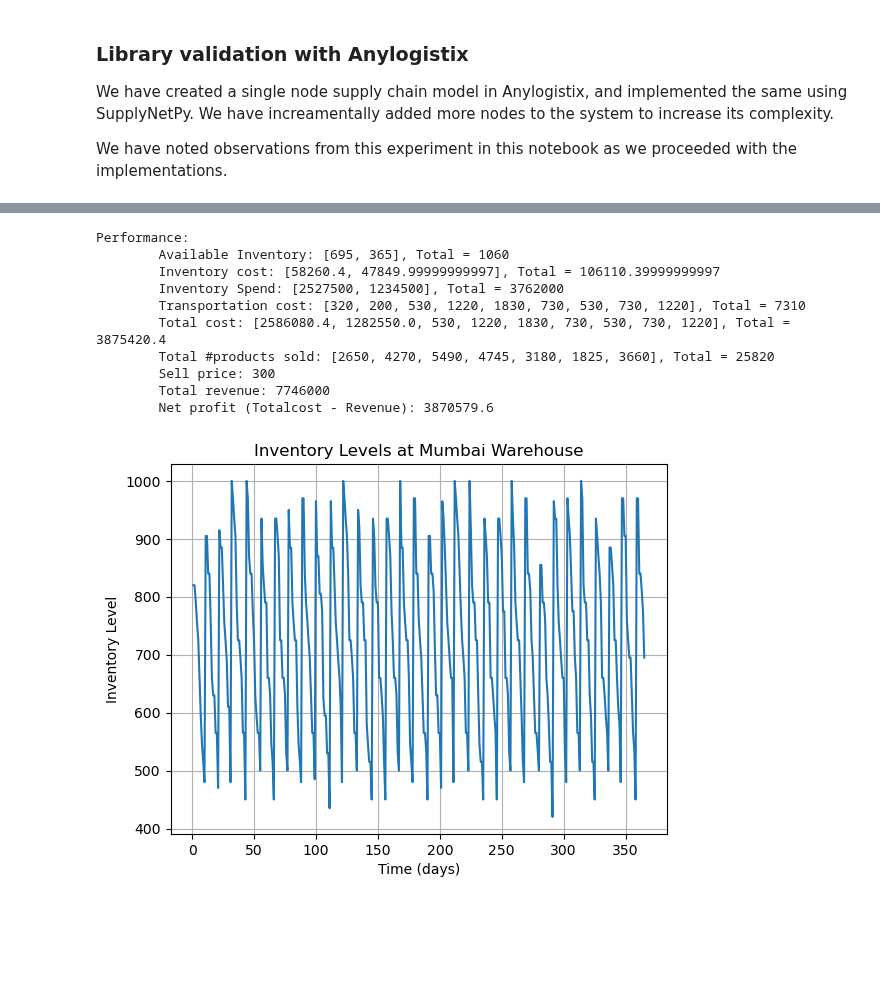
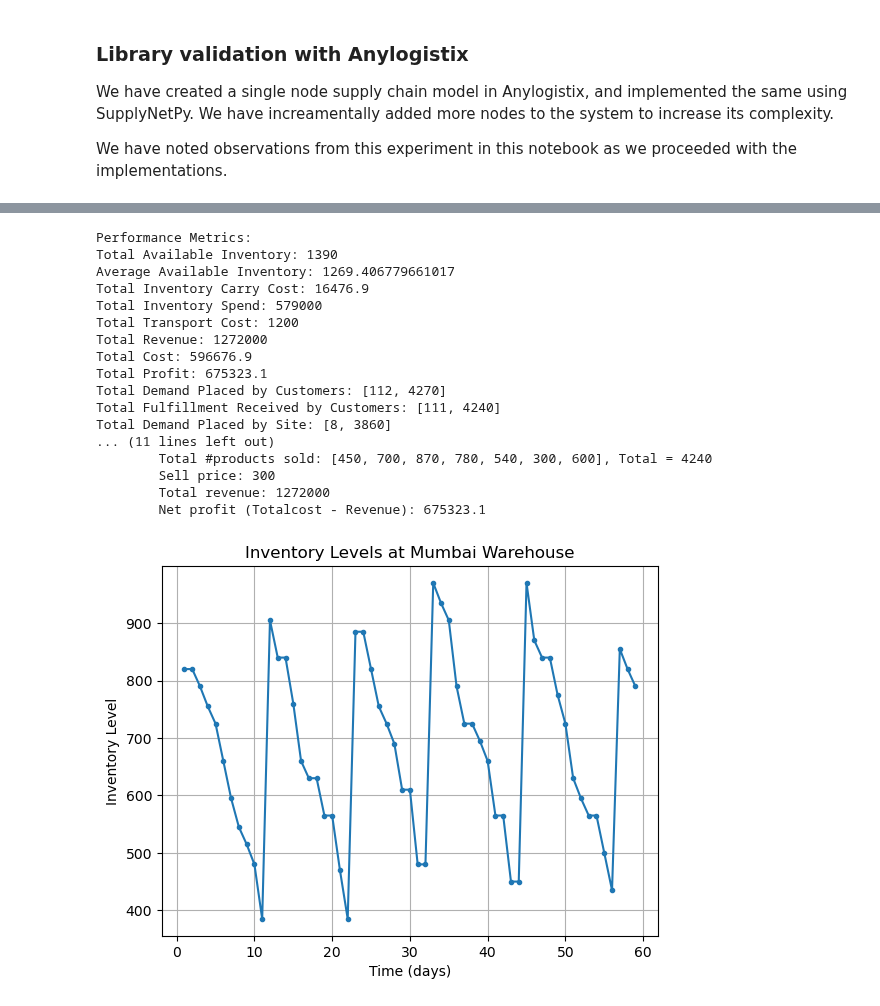
Before and after one commit to SupplyChainSimulation/SupplyNetPy, a Jupyter notebook: examples/ex14_anylogistix_simple.ipynb, the cells around one changed output, grey strips where cells are left out. Drawn from its saved outputs; the diff is of its cells as text; code cells hidden in the pictures; blank space fills up the shorter version.

```diff
--- a/examples/ex14_anylogistix_simple.ipynb
+++ b/examples/ex14_anylogistix_simple.ipynb
@@ -13,3 +13,22 @@ import sys, os
 sys.path.insert(1, '../src/SupplyNetPy/Components/')
 import core as scm
 import utilities as scm
+
+def print_performance_metrics(supplychainnet):
+    print("Performance Metrics:")
+    print("Total Available Inventory:", supplychainnet["total_available_inv"])
+    print("Average Available Inventory:", supplychainnet["avg_available_inv"])
+    print("Total Inventory Carry Cost:", supplychainnet["total_inv_carry_cost"])
+    print("Total Inventory Spend:", supplychainnet["total_inv_spend"])
+    print("Total Transport Cost:", supplychainnet["total_transport_cost"])
+    print("Total Revenue:", supplychainnet["total_revenue"])
+    print("Total Cost:", supplychainnet["total_cost"])
+    print("Total Profit:", supplychainnet["total_profit"])
+    print("Total Demand Placed by Customers:", supplychainnet["total_demand_placed_by_customers"])
+    print("Total Fulfillment Received by Customers:", supplychainnet["total_fulfillment_received_by_customers"])
+    print("Total Demand Placed by Site:", supplychainnet["total_demand_placed_by_site"])
+    print("Total Fulfillment Received by Site:", supplychainnet["total_fulfillment_received_by_site"])
+    print("Total Demand Placed:", supplychainnet["total_demand_placed"])
+    print("Total Fulfillment Received:", supplychainnet["total_fulfillment_received"])
+    print("Average Cost per Order:", supplychainnet["avg_cost_per_order"])
+    print("Average Cost per Item:", supplychainnet["avg_cost_per_item"])
@@ -51,11 +34,0 @@ INFO sim_trace - 59.9990:D1: Inventory levels:500
-# %%
-import numpy as np
-import matplotlib.pyplot as plt
-
-print("available inv = ",distributor.inventory.inventory.level)
-print("inventory cost = ",distributor.inventory_cost)
-print("inv spend = ",sum([x[1] for x in distributor.inventory.inventory_spend]))
-inv_levels = np.array(distributor.inventory.instantaneous_levels)
-transport_costs = np.array(distributor.transportation_cost)
-plt.plot(inv_levels[:,0], inv_levels[:,1], label='Inventory Level at D1', marker='.', color='blue')
-print("transport costs = ", sum(transport_costs[:,1]), sum([x[1] for x in demand1.transportation_cost]), sum([x[1] for x in demand2.transportation_cost]))
@@ -166,7 +131,10 @@ INFO sim_trace - 364.9990:D1:shipment in transit from supplier:Supplier.
 # %%
-
-nodes = [distributor, distributor2]
+nodes = [supplier, distributor, distributor2]
+links =  [link, link2]
 demands = [demand1, demand2, demand3, demand4, demand5, demand6, demand7]
+supplychainnet = scm.create_sc_net(nodes, links, demands)
+supplychainnet = scm.simulate_sc_net(supplychainnet, sim_time=365)
+print_performance_metrics(supplychainnet)
 
 available_inventory = []
 inventory_costs = []
@@ -184,41 +152,51 @@ for node in nodes:
 
 for demand in demands:
     if(demand.transportation_cost):
         tranportation_costs.append(demand.node_cost)
         total_units_sold.append(demand.total_products_sold)
         total_costs.append(demand.node_cost)
 
 
 print(f"Performance:")
 print(f"\tAvailable Inventory: {available_inventory}, Total = {sum(available_inventory)}")
 print(f"\tInventory cost: {inventory_costs}, Total = {sum(inventory_costs)}")
 print(f"\tInventory Spend: {inventory_spends}, Total = {sum(inventory_spends)}")
 print(f"\tTransportation cost: {tranportation_costs}, Total = {sum(tranportation_costs)}")
 
 print(f"\tTotal cost: {total_costs}, Total = {sum(total_costs)}")
 print(f"\tTotal #products sold: {total_units_sold}, Total = {sum(total_units_sold)}")
 print(f"\tSell price: {mouse.sell_price}")
 revenue = sum(total_units_sold) * mouse.sell_price
 print(f"\tTotal revenue: {revenue}")
 print(f"\tNet profit (Totalcost - Revenue): {revenue - sum(total_costs)}")
 
+
 for node in nodes:
+    if("supplier" in node.node_type):
+        continue
     inv_levels = np.array(node.inventory.instantaneous_levels)
-    plt.plot(inv_levels[:,0],inv_levels[:,1], label=node.name)
+    plt.plot(inv_levels[:,0],inv_levels[:,1], label=node.name, marker='.')
     plt.title(f'Inventory Levels at {node.name}')
     plt.xlabel('Time (days)')
     plt.ylabel('Inventory Level')
     plt.grid() # add grid
     plt.show()
 # %% [output]
-Performance:
-        Available Inventory: [695, 365], Total = 1060
-        Inventory cost: [58260.4, 47849.99999999997], Total = 106110.39999999997
-        Inventory Spend: [2527500, 1234500], Total = 3762000
-        Transportation cost: [320, 200, 530, 1220, 1830, 730, 530, 730, 1220], Total = 7310
-        Total cost: [2586080.4, 1282550.0, 530, 1220, 1830, 730, 530, 730, 1220], Total = 3875420.4
-        Total #products sold: [2650, 4270, 5490, 4745, 3180, 1825, 3660], Total = 25820
+Performance Metrics:
+Total Available Inventory: 1390
+Average Available Inventory: 1269.406779661017
+Total Inventory Carry Cost: 16476.9
+Total Inventory Spend: 579000
+Total Transport Cost: 1200
+Total Revenue: 1272000
+Total Cost: 596676.9
+Total Profit: 675323.1
+Total Demand Placed by Customers: [112, 4270]
+Total Fulfillment Received by Customers: [111, 4240]
+Total Demand Placed by Site: [8, 3860]
+... (11 lines left out)
+        Total #products sold: [450, 700, 870, 780, 540, 300, 600], Total = 4240
         Sell price: 300
-        Total revenue: 7746000
-        Net profit (Totalcost - Revenue): 3870579.6
+        Total revenue: 1272000
+        Net profit (Totalcost - Revenue): 675323.1
-[figure, old version]
+[figure, new version]
```
Also changed, not shown: parts of 4 cells of this notebook, 7 other files.
